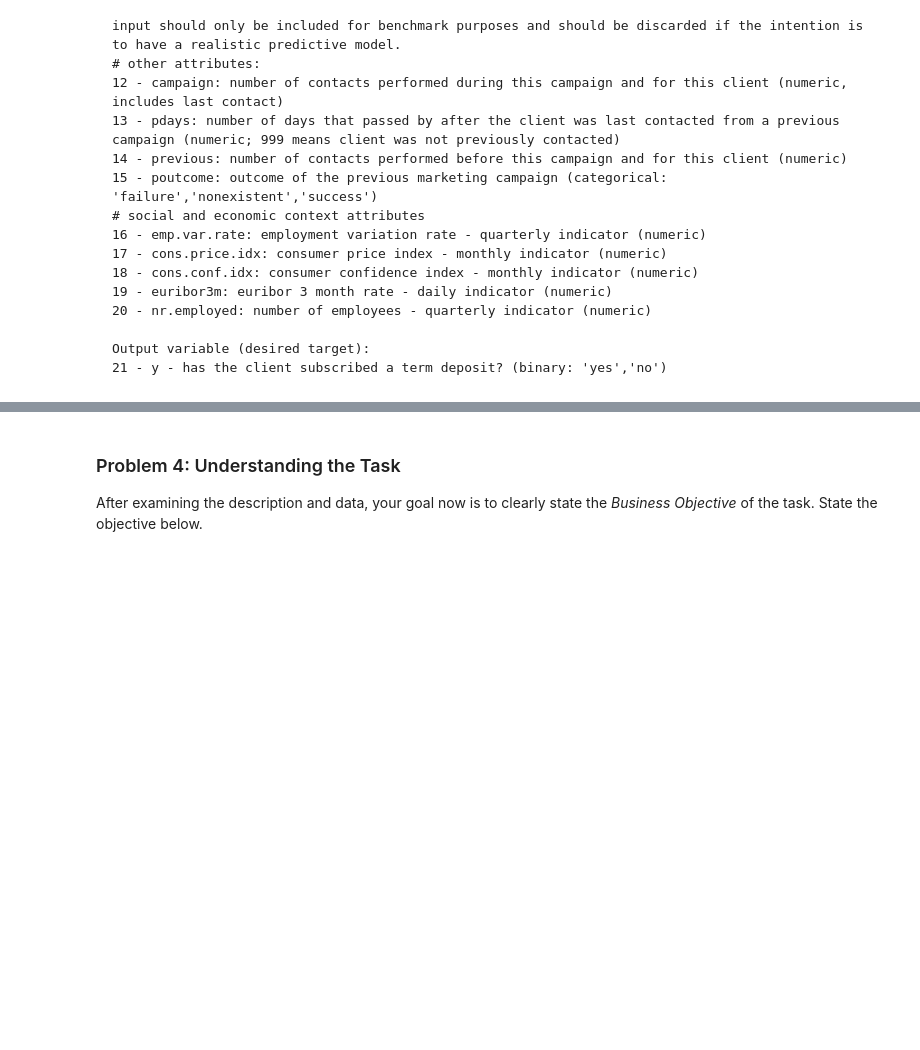
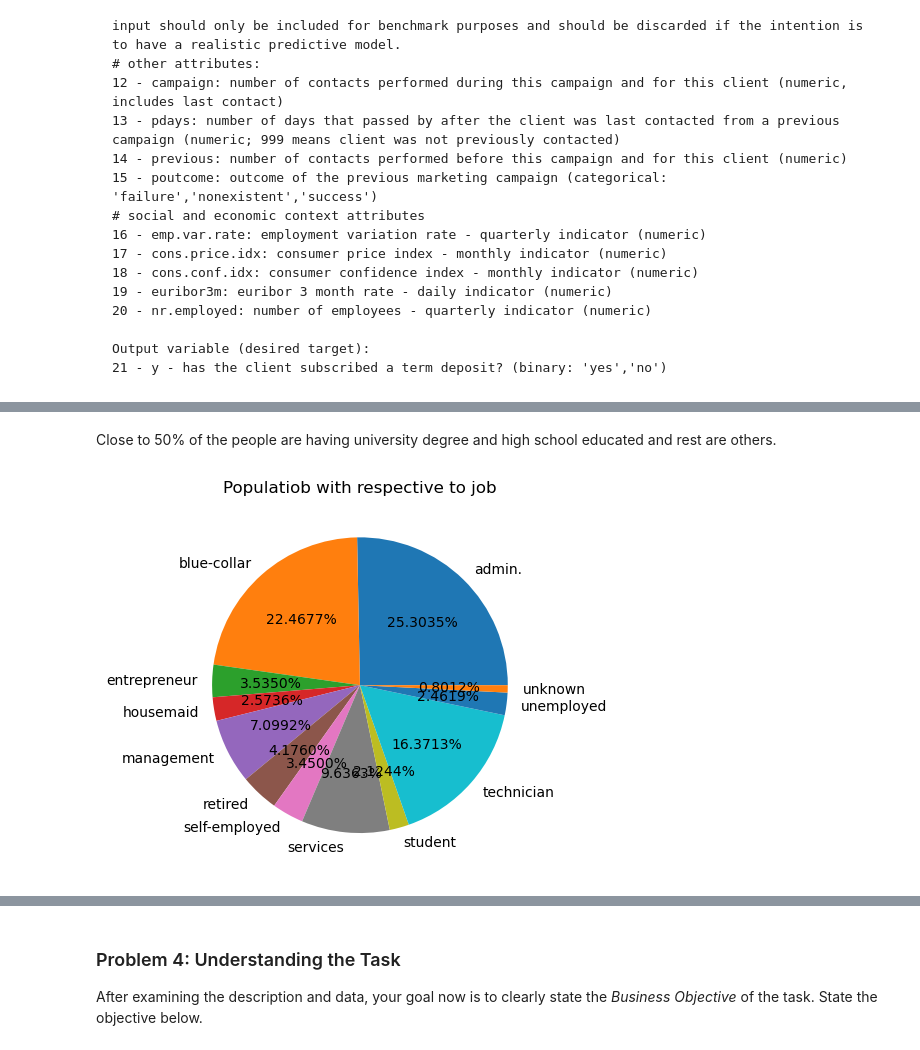
Before and after one commit to trguduru/bank_marketing_prediction, a Jupyter notebook: prompt_III.ipynb, the cells around one changed output, grey strips where cells are left out. Drawn from its saved outputs; the diff is of its cells as text; code cells hidden in the pictures; blank space fills up the shorter version.

```diff
--- a/prompt_III.ipynb
+++ b/prompt_III.ipynb
@@ -67,0 +220,9 @@ Output variable (desired target):
+# %% [markdown]
+Close to 50% of the people are having university degree and high school educated and rest are others.
+# %%
+by_job = bank_df.groupby('job').size()
+plt.title('Populatiob with respective to job')
+plt.pie(by_job,labels=by_job.index,autopct='%1.4f%%')
+plt.show()
+# %% [output]
+[figure, added]
```
Also changed, not shown: parts of 89 cells of this notebook.
